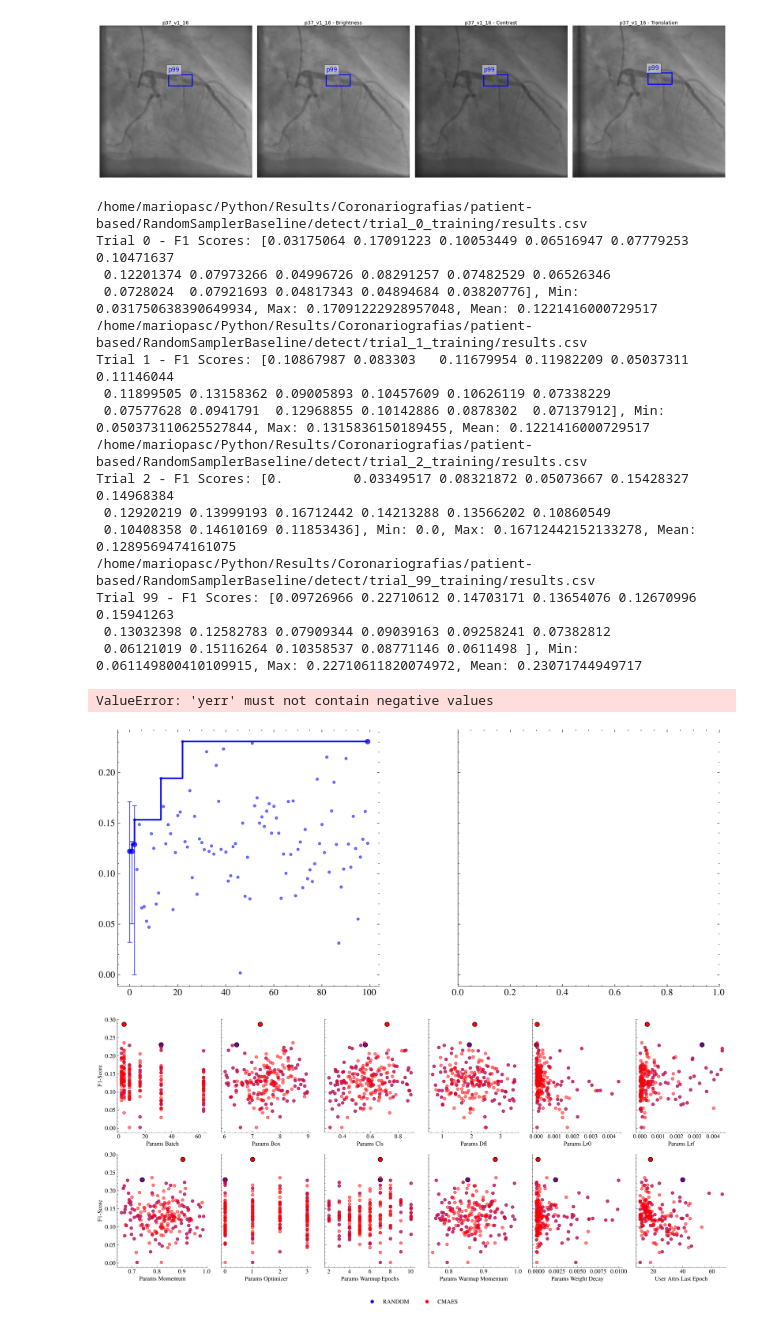
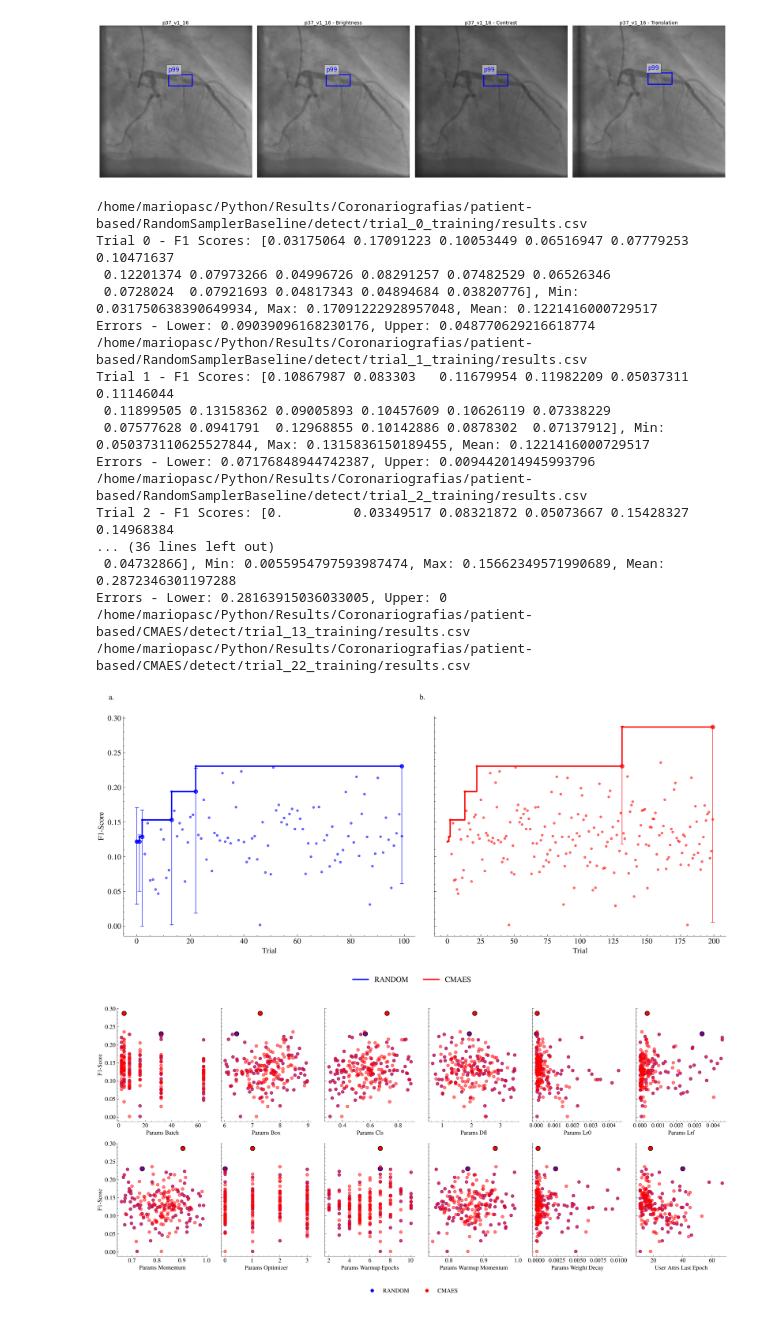
Before and after one commit to MarioPasc/Coronary_Angiography_Detection, a Jupyter notebook: scripts/generate_images_cadica_work.ipynb, the cells around one changed output. Drawn from its saved outputs; the diff is of its cells as text; code cells hidden in the pictures.

```diff
--- a/scripts/generate_images_cadica_work.ipynb
+++ b/scripts/generate_images_cadica_work.ipynb
@@ -262,7 +262,7 @@ def plot_hyperparameter_results(
                 print(f"Trial {trial} - F1 Scores: {f1_scores.values}, Min: {min_f1}, Max: {max_f1}, Mean: {mean_f1}")
                 print(f"Errors - Lower: {lower_err}, Upper: {upper_err}")
                 ax.errorbar(trial, mean_f1,
-                            yerr=[[mean_f1 - min_f1], [max_f1 - mean_f1]],
+                            yerr=[[lower_err], [upper_err]],
                             fmt="o", color=sampler_data["color"], capsize=3, alpha=0.7)
 
         # Labels and titles
@@ -271,48 +271,52 @@ def plot_hyperparameter_results(
             ax.set_ylabel(metric_name)
         ax.text(-0.05, 1.10, f"{'a.' if idx == 0 else 'b.'}", transform=ax.transAxes, fontsize=12, fontweight='bold',
                 va='top', ha='left', bbox=dict(facecolor='white', edgecolor='none', alpha=0.8))
-        ax.set_title(f"{sampler_name.upper()} Sampler")
         legends.append((plt.Line2D([], [], color=sampler_data["color"], linewidth=2), sampler_name.upper()))
+
+        for ax in axes:
+            ax.spines[['right', 'top']].set_visible(False)
+            ax.get_xaxis().tick_bottom()
+            ax.get_yaxis().tick_left()
 
     # Unified legend
     handles, labels = zip(*legends)
     fig.legend(handles, labels, loc="lower center", bbox_to_anchor=(0.5, -0.1), ncol=total_samplers)
 
     # Save and show the figure
     plt.tight_layout()
     plt.savefig(f"{output_path}.{output_format}", format=output_format, bbox_inches='tight')
     plt.show()
 
 
 base_path = "/home/mariopasc/Python/Results/Coronariografias/patient-based"
 base_name = "hyperparameter_optimization_results.csv"
 # Example Usage
 sampler_paths = {
     "random": {"path": os.path.join(base_path, "RandomSamplerBaseline", base_name),
                 "color": "blue", "results_root_folder": os.path.join(base_path, "RandomSamplerBaseline", "detect")},
     "CMAES": {"path": os.path.join(base_path, "CMAES", base_name),
                "color": "red", "results_root_folder": os.path.join(base_path, "CMAES", "detect")}
 }
 plot_hyperparameter_results(sampler_paths, output_path="hyperparam_results", output_format="png", metric_column={"F1-Score": "user_attrs_f1_score"})
 # %% [output]
 /home/mariopasc/Python/Results/Coronariografias/patient-based/RandomSamplerBaseline/detect/trial_0_training/results.csv
 Trial 0 - F1 Scores: [0.03175064 0.17091223 0.10053449 0.06516947 0.07779253 0.10471637
  0.12201374 0.07973266 0.04996726 0.08291257 0.07482529 0.06526346
  0.0728024  0.07921693 0.04817343 0.04894684 0.03820776], Min: 0.031750638390649934, Max: 0.17091222928957048, Mean: 0.1221416000729517
+Errors - Lower: 0.09039096168230176, Upper: 0.048770629216618774
 /home/mariopasc/Python/Results/Coronariografias/patient-based/RandomSamplerBaseline/detect/trial_1_training/results.csv
 Trial 1 - F1 Scores: [0.10867987 0.083303   0.11679954 0.11982209 0.05037311 0.11146044
  0.11899505 0.13158362 0.09005893 0.10457609 0.10626119 0.07338229
  0.07577628 0.0941791  0.12968855 0.10142886 0.0878302  0.07137912], Min: 0.050373110625527844, Max: 0.1315836150189455, Mean: 0.1221416000729517
+Errors - Lower: 0.07176848944742387, Upper: 0.009442014945993796
 /home/mariopasc/Python/Results/Coronariografias/patient-based/RandomSamplerBaseline/detect/trial_2_training/results.csv
 Trial 2 - F1 Scores: [0.         0.03349517 0.08321872 0.05073667 0.15428327 0.14968384
- 0.12920219 0.13999193 0.16712442 0.14213288 0.13566202 0.10860549
- 0.10408358 0.14610169 0.11853436], Min: 0.0, Max: 0.16712442152133278, Mean: 0.1289569474161075
-/home/mariopasc/Python/Results/Coronariografias/patient-based/RandomSamplerBaseline/detect/trial_99_training/results.csv
-Trial 99 - F1 Scores: [0.09726966 0.22710612 0.14703171 0.13654076 0.12670996 0.15941263
- 0.13032398 0.12582783 0.07909344 0.09039163 0.09258241 0.07382812
- 0.06121019 0.15116264 0.10358537 0.08771146 0.0611498 ], Min: 0.061149800410109915, Max: 0.22710611820074972, Mean: 0.23071744949717
+... (36 lines left out)
+ 0.04732866], Min: 0.0055954797593987474, Max: 0.15662349571990689, Mean: 0.2872346301197288
+Errors - Lower: 0.28163915036033005, Upper: 0
+/home/mariopasc/Python/Results/Coronariografias/patient-based/CMAES/detect/trial_13_training/results.csv
+/home/mariopasc/Python/Results/Coronariografias/patient-based/CMAES/detect/trial_22_training/results.csv
-ValueError: 'yerr' must not contain negative values
-[figure, old version]
+[figure, new version]
 # %%
 import pandas as pd
 import matplotlib.pyplot as plt
```
